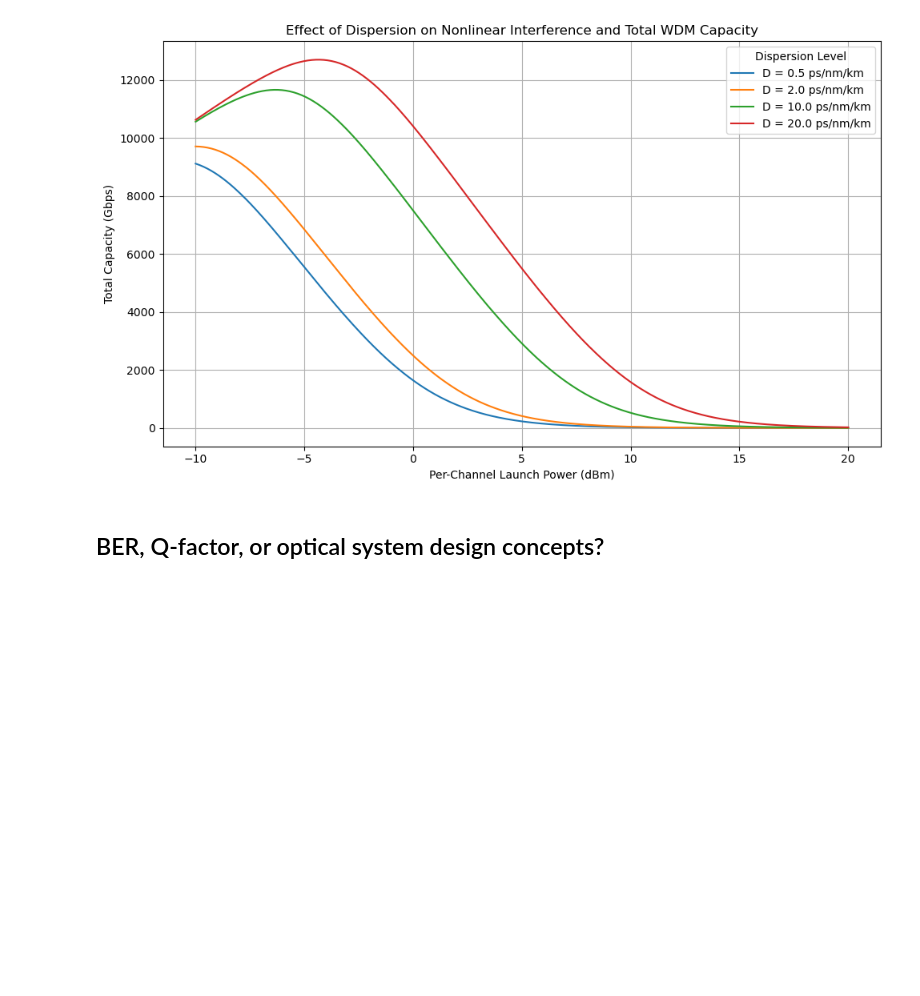
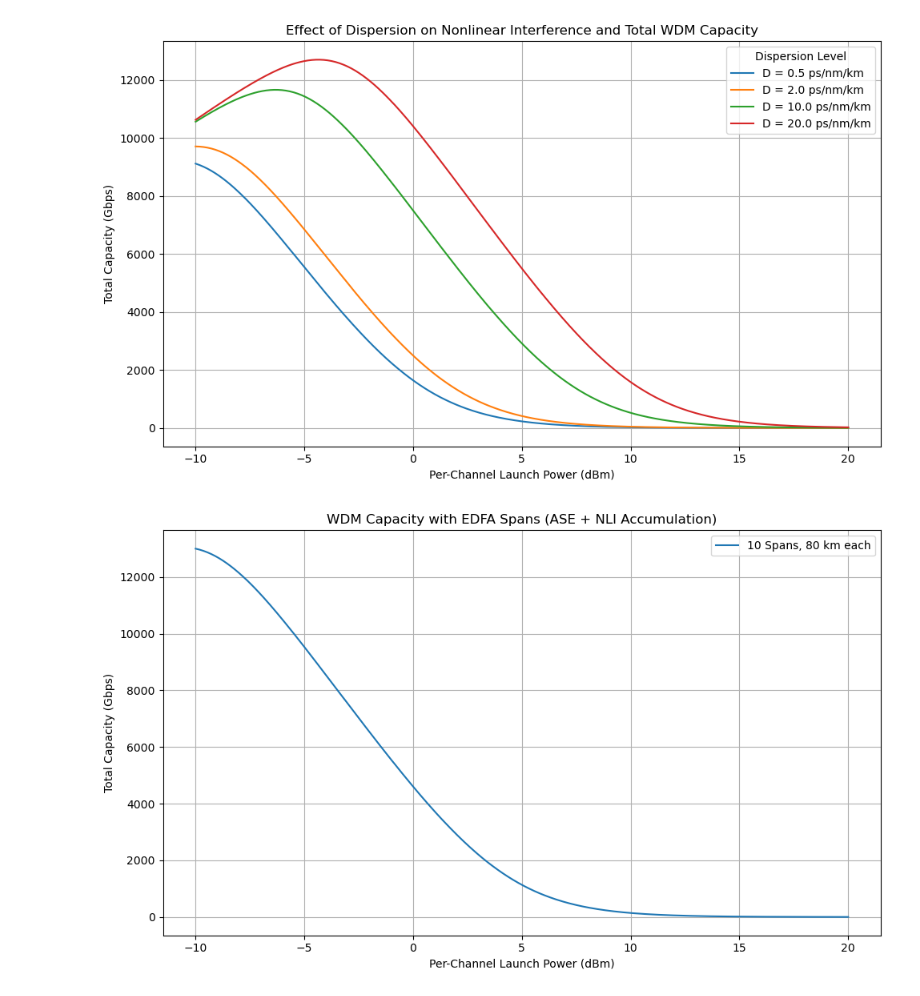
Before and after one commit to hamed-h98/Optical_Wireless_Communications, a Jupyter notebook: optical_simulations/fiber.ipynb, the cells around one changed output. Drawn from its saved outputs; the diff is of its cells as text; code cells hidden in the pictures; blank space fills up the shorter version.

```diff
--- a/optical_simulations/fiber.ipynb
+++ b/optical_simulations/fiber.ipynb
@@ -724,8 +724,53 @@ plt.tight_layout()
 plt.show()
 # %% [output]
 [figure]
-# %% [markdown]
-## BER, Q-factor, or optical system design concepts?
+# %%
+B_channel = 50e9     # Channel bandwidth: 50 GHz
+N_ch = 32            # Number of WDM channels
+P_dBm = np.linspace(-10, 20, 500)
+P_W = 10 ** (P_dBm / 10) / 1000  # Power in W
+
+# System configuration
+span_length_km = 80     # EDFA span length in km
+num_spans = 10          # Number of spans (800 km total)
+NF = 5.0                # Noise figure of EDFA in dB
+h = 6.626e-34           # Planck constant
+nu = 193.1e12           # Optical carrier frequency (~1550 nm)
+NF_linear = 10**(NF / 10)
+T_0 = 290               # Room temperature in Kelvin
+
+# ASE noise per span per channel
+ASE_per_span = NF_linear * h * nu * B_channel
+
+# Dispersion level (controls NLI suppression)
+D = 16  # ps/nm/km (typical SMF)
+eta_base = 1e3
+suppression = 1 / (1 + (D / 2.0)**2)
+eta_eff = eta_base * suppression
+
+# NLI and ASE accumulation over spans
+ASE_total = num_spans * ASE_per_span  # Accumulates linearly
+NLI_total = lambda P: eta_eff * (P**3) * (N_ch**2) * num_spans  # Simplified model
+
+# Capacity computation with ASE + NLI
+C_total = []
+for P in P_W:
+    total_noise = ASE_total + NLI_total(P)
+    capacity = N_ch * B_channel * np.log2(1 + P / total_noise) / 1e9  # in Gbps
+    C_total.append(capacity)
+
+# Plotting
+plt.figure(figsize=(10, 6))
+plt.plot(P_dBm, C_total, label=f"{num_spans} Spans, {span_length_km} km each")
+plt.title("WDM Capacity with EDFA Spans (ASE + NLI Accumulation)")
+plt.xlabel("Per-Channel Launch Power (dBm)")
+plt.ylabel("Total Capacity (Gbps)")
+plt.grid(True)
+plt.legend()
+plt.tight_layout()
+plt.show()
+# %% [output]
+[figure, added]
 # %% [markdown]
 # Next steps
 
```
Also changed, not shown: parts of 1 cell of this notebook.
